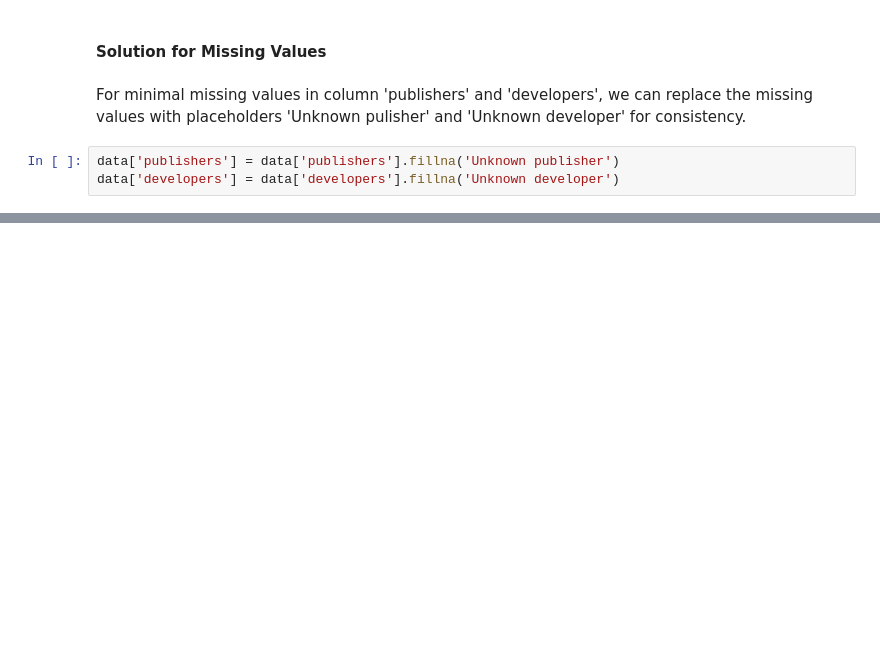
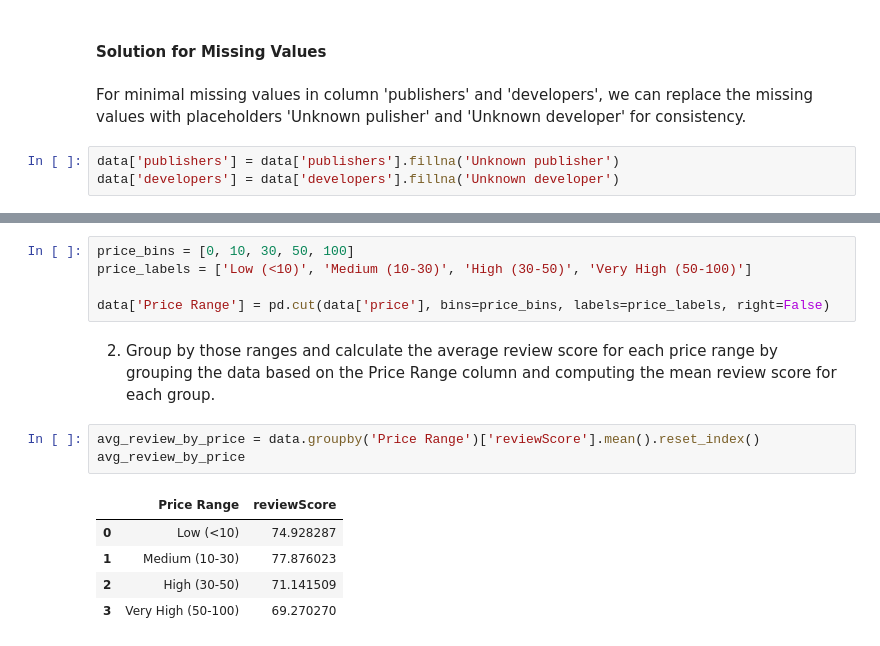
Before and after one commit to tmthu1204/PDS_FinalProject, a Jupyter notebook: FinalProject.ipynb, the cells around one changed output, grey strips where cells are left out. Cells and saved outputs as stored; diff of their text form; blank space fills up the shorter version.

```diff
--- a/FinalProject.ipynb
+++ b/FinalProject.ipynb
@@ -460,0 +476,16 @@ data['developers'] = data['developers'].fillna('Unknown developer')
+# %%
+price_bins = [0, 10, 30, 50, 100]
+price_labels = ['Low (<10)', 'Medium (10-30)', 'High (30-50)', 'Very High (50-100)']
+
+data['Price Range'] = pd.cut(data['price'], bins=price_bins, labels=price_labels, right=False)
+# %% [markdown]
+2. Group by those ranges and calculate the average review score for each price range by grouping the data based on the Price Range column and computing the mean review score for each group.
+# %%
+avg_review_by_price = data.groupby('Price Range')['reviewScore'].mean().reset_index()
+avg_review_by_price
+# %% [output]
+|  | Price Range | reviewScore |
+| 0 | Low (<10) | 74.928287 |
+| 1 | Medium (10-30) | 77.876023 |
+| 2 | High (30-50) | 71.141509 |
+| 3 | Very High (50-100) | 69.270270 |
```
Also changed, not shown: parts of 10 cells of this notebook.
